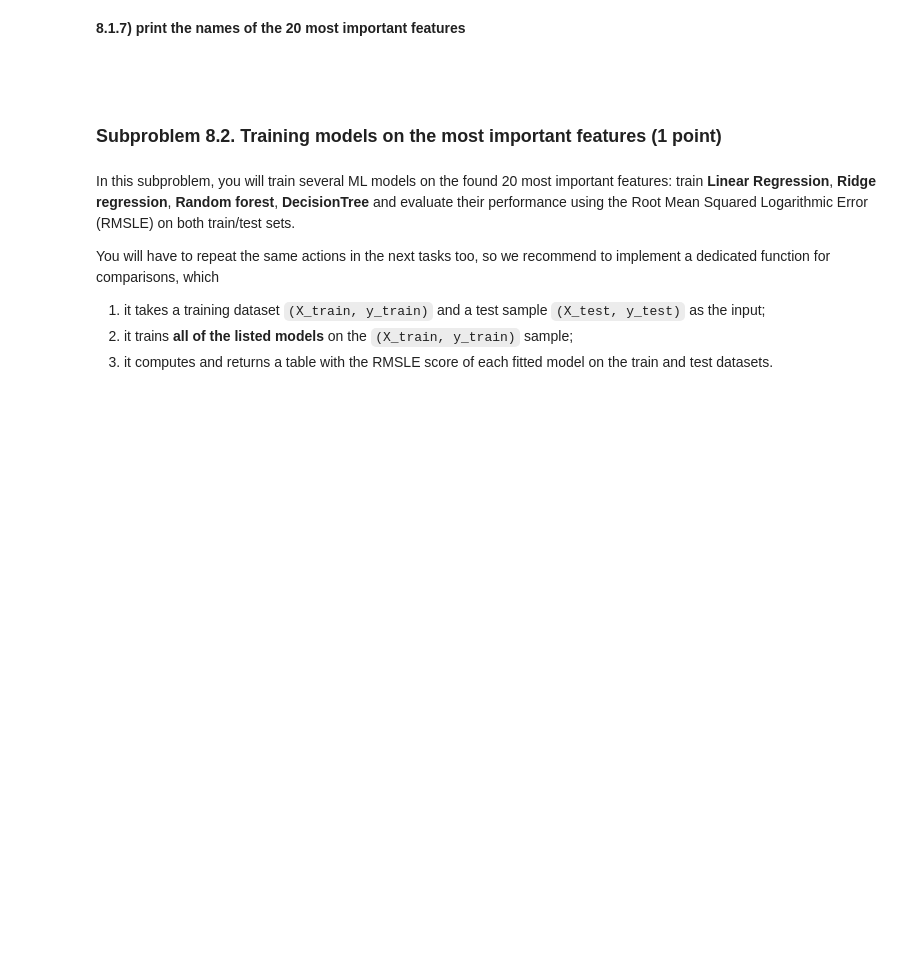
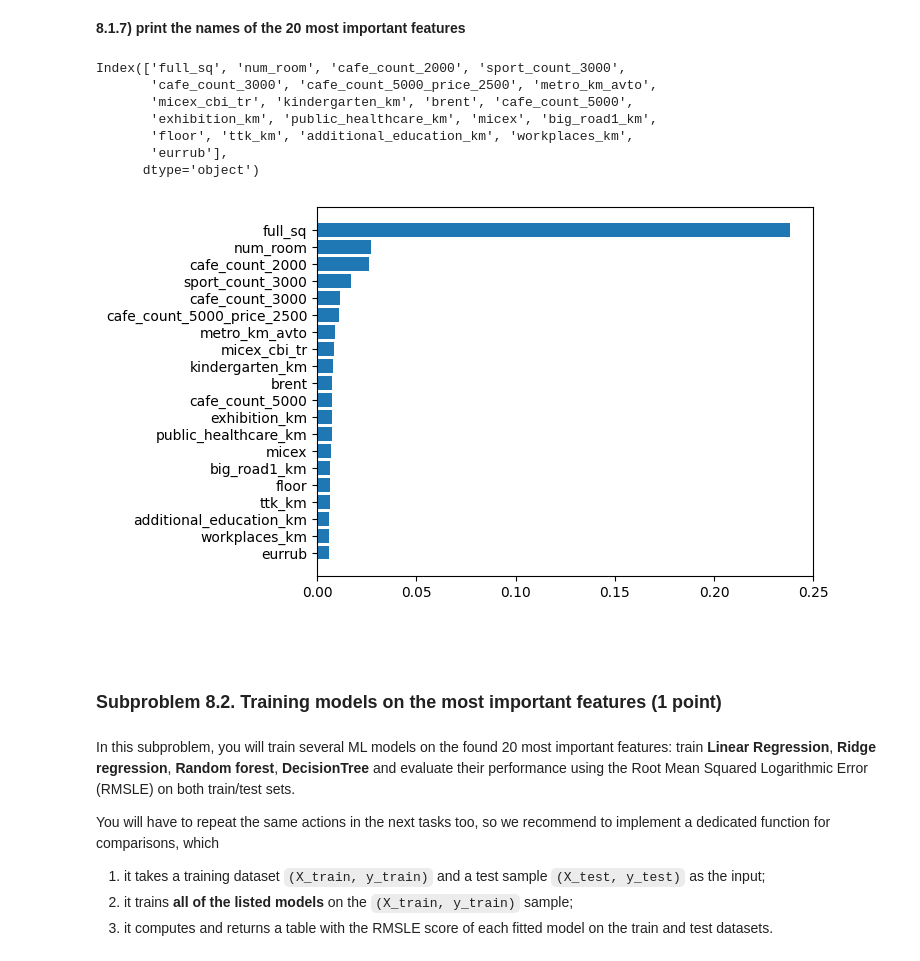
Before and after one commit to Evgurov/ML, a Jupyter notebook: hw_1.ipynb, the cells around one changed output. Saved outputs shown, nothing was run; the diff lists cells and outputs as text; code cells hidden in the pictures; blank space fills up the shorter version.

```diff
--- a/hw_1.ipynb
+++ b/hw_1.ipynb
@@ -846,7 +899,23 @@ EXPECTED OUTPUT FORMAT
 # %%
 ### BEGIN Solution (do not delete this comment)
 
+indexes_sorted = importances.argsort()
+most_important_features = X.columns[indexes_sorted][-20:]
+biggest_importances = importances[indexes_sorted][-20:]
+plt.barh(most_important_features, biggest_importances);
+
+print(most_important_features[::-1])
+
 ### END Solution (do not delete this comment)
+# %% [output]
+Index(['full_sq', 'num_room', 'cafe_count_2000', 'sport_count_3000',
+       'cafe_count_3000', 'cafe_count_5000_price_2500', 'metro_km_avto',
+       'micex_cbi_tr', 'kindergarten_km', 'brent', 'cafe_count_5000',
+       'exhibition_km', 'public_healthcare_km', 'micex', 'big_road1_km',
+       'floor', 'ttk_km', 'additional_education_km', 'workplaces_km',
+       'eurrub'],
+      dtype='object')
+[figure, added]
 # %% [markdown]
 <br>
 # %% [markdown]
```
Also changed, not shown: parts of 23 cells of this notebook.
